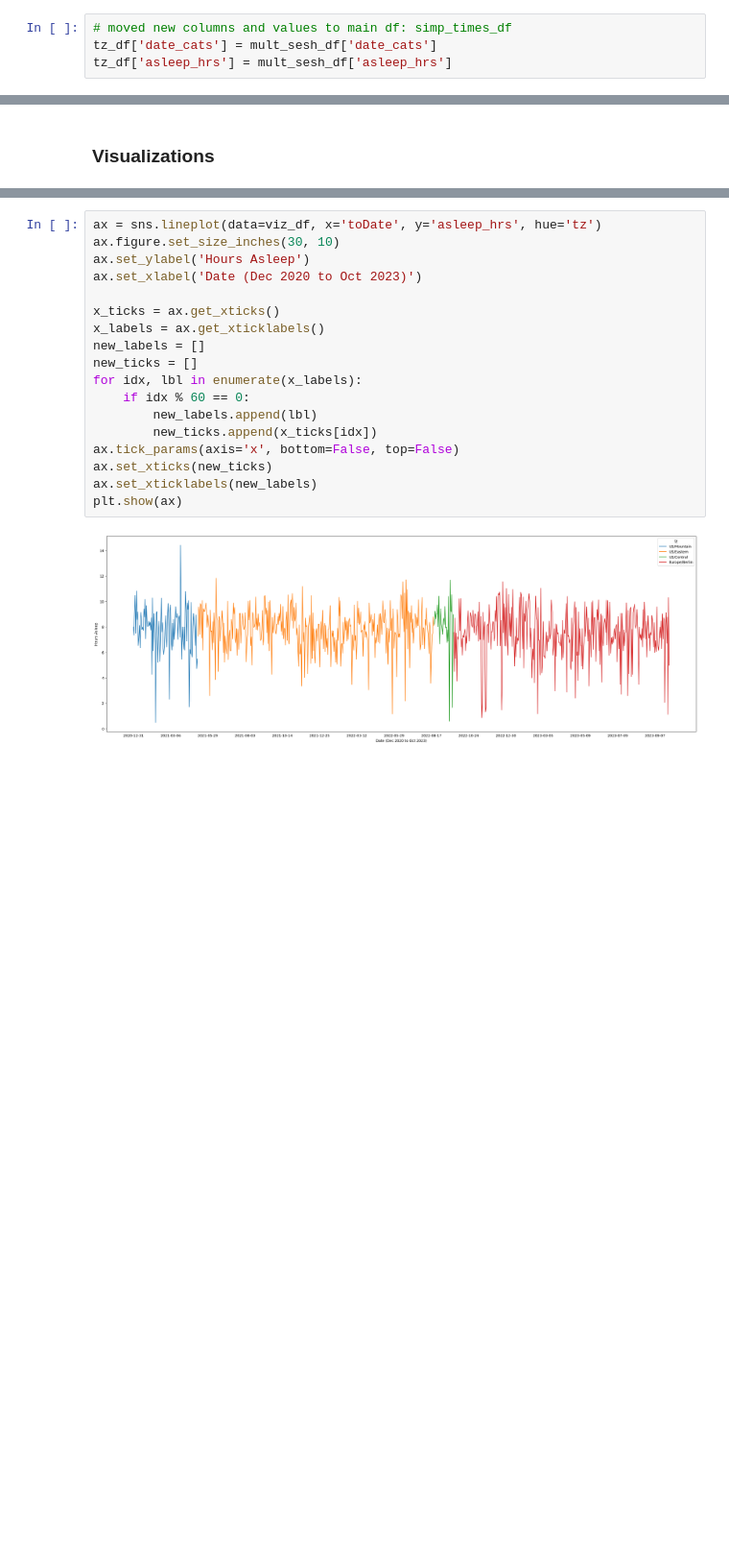
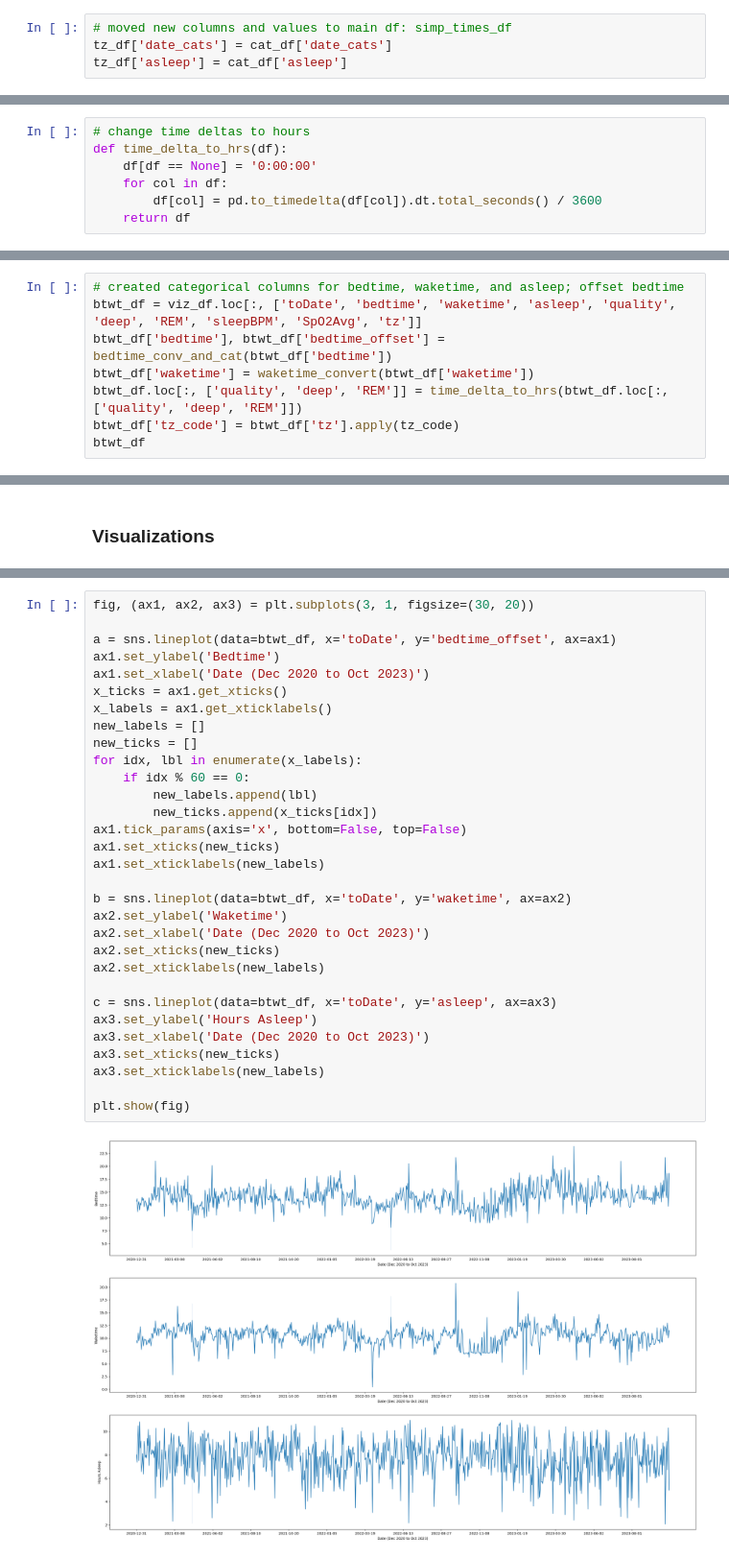
Before and after one commit to emilycardwell/sleep-study, a Jupyter notebook: sleep.ipynb, the cells around one changed output, grey strips where cells are left out. Shown at 96% size. Saved outputs shown, nothing was run; the diff lists cells and outputs as text; blank space fills up the shorter version.

```diff
--- a/sleep.ipynb
+++ b/sleep.ipynb
@@ -170,6 +192,6 @@ print('time_diff = minutes "asleep" - (waketime - bedtime)')
 time_diff = minutes "asleep" - (waketime - bedtime)
 # %%
 # moved new columns and values to main df: simp_times_df
-tz_df['date_cats'] = mult_sesh_df['date_cats']
-tz_df['asleep_hrs'] = mult_sesh_df['asleep_hrs']
+tz_df['date_cats'] = cat_df['date_cats']
+tz_df['asleep'] = cat_df['asleep']
 # %%
@@ -257,0 +337,7 @@ mean deep 02:06:30
+# %%
+# change time deltas to hours
+def time_delta_to_hrs(df):
+    df[df == None] = '0:00:00'
+    for col in df:
+        df[col] = pd.to_timedelta(df[col]).dt.total_seconds() / 3600
+    return df
@@ -257,0 +357,8 @@ mean deep 02:06:30
+# %%
+# created categorical columns for bedtime, waketime, and asleep; offset bedtime
+btwt_df = viz_df.loc[:, ['toDate', 'bedtime', 'waketime', 'asleep', 'quality', 'deep', 'REM', 'sleepBPM', 'SpO2Avg', 'tz']]
+btwt_df['bedtime'], btwt_df['bedtime_offset'] = bedtime_conv_and_cat(btwt_df['bedtime'])
+btwt_df['waketime'] = waketime_convert(btwt_df['waketime'])
+btwt_df.loc[:, ['quality', 'deep', 'REM']] = time_delta_to_hrs(btwt_df.loc[:, ['quality', 'deep', 'REM']])
+btwt_df['tz_code'] = btwt_df['tz'].apply(tz_code)
+btwt_df
@@ -271,20 +398,33 @@ Index(['fromDate', 'toDate', 'bedtime', 'waketime', 'inBed', 'awake',
 # %%
-ax = sns.lineplot(data=viz_df, x='toDate', y='asleep_hrs', hue='tz')
-ax.figure.set_size_inches(30, 10)
-ax.set_ylabel('Hours Asleep')
-ax.set_xlabel('Date (Dec 2020 to Oct 2023)')
+fig, (ax1, ax2, ax3) = plt.subplots(3, 1, figsize=(30, 20))
 
-x_ticks = ax.get_xticks()
-x_labels = ax.get_xticklabels()
+a = sns.lineplot(data=btwt_df, x='toDate', y='bedtime_offset', ax=ax1)
+ax1.set_ylabel('Bedtime')
+ax1.set_xlabel('Date (Dec 2020 to Oct 2023)')
+x_ticks = ax1.get_xticks()
+x_labels = ax1.get_xticklabels()
 new_labels = []
 new_ticks = []
 for idx, lbl in enumerate(x_labels):
     if idx % 60 == 0:
         new_labels.append(lbl)
         new_ticks.append(x_ticks[idx])
-ax.tick_params(axis='x', bottom=False, top=False)
-ax.set_xticks(new_ticks)
-ax.set_xticklabels(new_labels)
-plt.show(ax)
+ax1.tick_params(axis='x', bottom=False, top=False)
+ax1.set_xticks(new_ticks)
+ax1.set_xticklabels(new_labels)
+
+b = sns.lineplot(data=btwt_df, x='toDate', y='waketime', ax=ax2)
+ax2.set_ylabel('Waketime')
+ax2.set_xlabel('Date (Dec 2020 to Oct 2023)')
+ax2.set_xticks(new_ticks)
+ax2.set_xticklabels(new_labels)
+
+c = sns.lineplot(data=btwt_df, x='toDate', y='asleep', ax=ax3)
+ax3.set_ylabel('Hours Asleep')
+ax3.set_xlabel('Date (Dec 2020 to Oct 2023)')
+ax3.set_xticks(new_ticks)
+ax3.set_xticklabels(new_labels)
+
+plt.show(fig)
 # %% [output]
-[figure, old version]
+[figure, new version]
```
Also changed, not shown: parts of 33 cells of this notebook.
